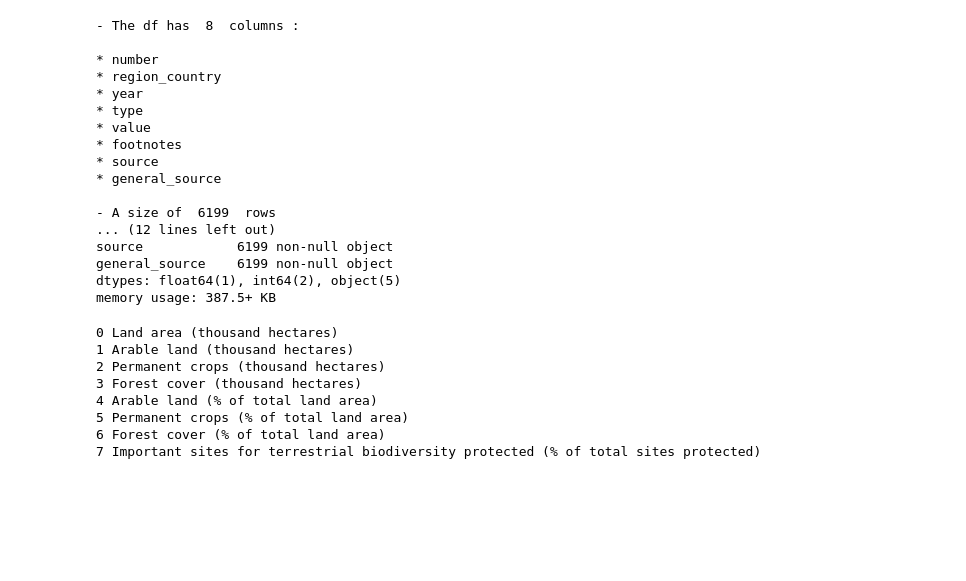
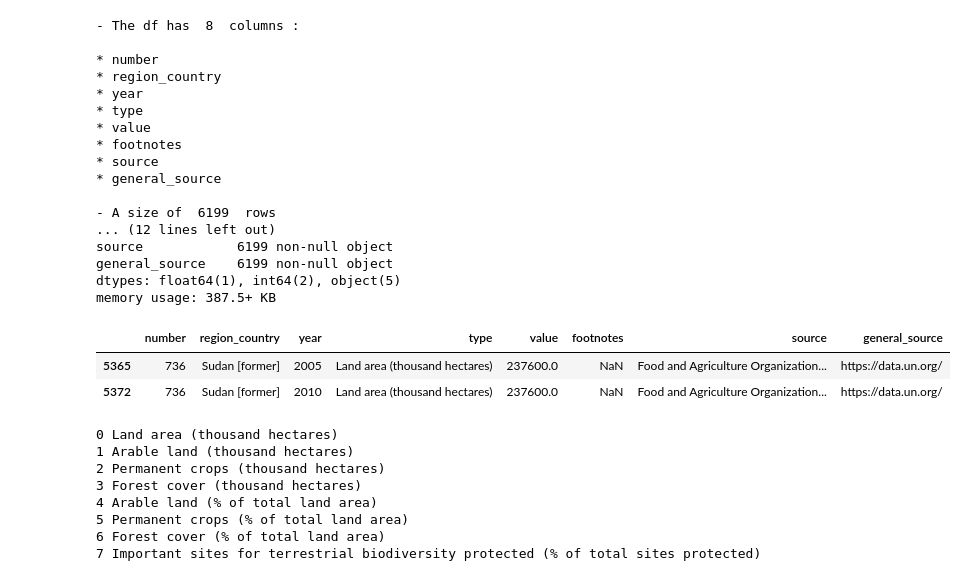
Before and after one commit to Hmarga/Lands, a Jupyter notebook: code_data/data_processing_merge.ipynb, the cells around one changed output. Saved outputs shown, nothing was run; the diff lists cells and outputs as text; code cells hidden in the pictures; blank space fills up the shorter version.

```diff
--- a/code_data/data_processing_merge.ipynb
+++ b/code_data/data_processing_merge.ipynb
@@ -59,6 +59,12 @@ source            6199 non-null object
 general_source    6199 non-null object
 dtypes: float64(1), int64(2), object(5)
 memory usage: 387.5+ KB
+# %%
+landun[(landun['region_country'].str.contains('Sudan')) & (landun.type.str.contains('Land'))]
+# %% [output]
+|  | number | region_country | year | type | value | footnotes | source | general_source |
+| 5365 | 736 | Sudan [former] | 2005 | Land area (thousand hectares) | 237600.0 | NaN | Food and Agriculture Organization... | https://data.un.org/ |
+| 5372 | 736 | Sudan [former] | 2010 | Land area (thousand hectares) | 237600.0 | NaN | Food and Agriculture Organization... | https://data.un.org/ |
 # %%
 [print(n, landun.type.unique()[n])  for n in range(len(landun.type.unique()))]
 # %% [output]
```
Also changed, not shown: 1 other file.
